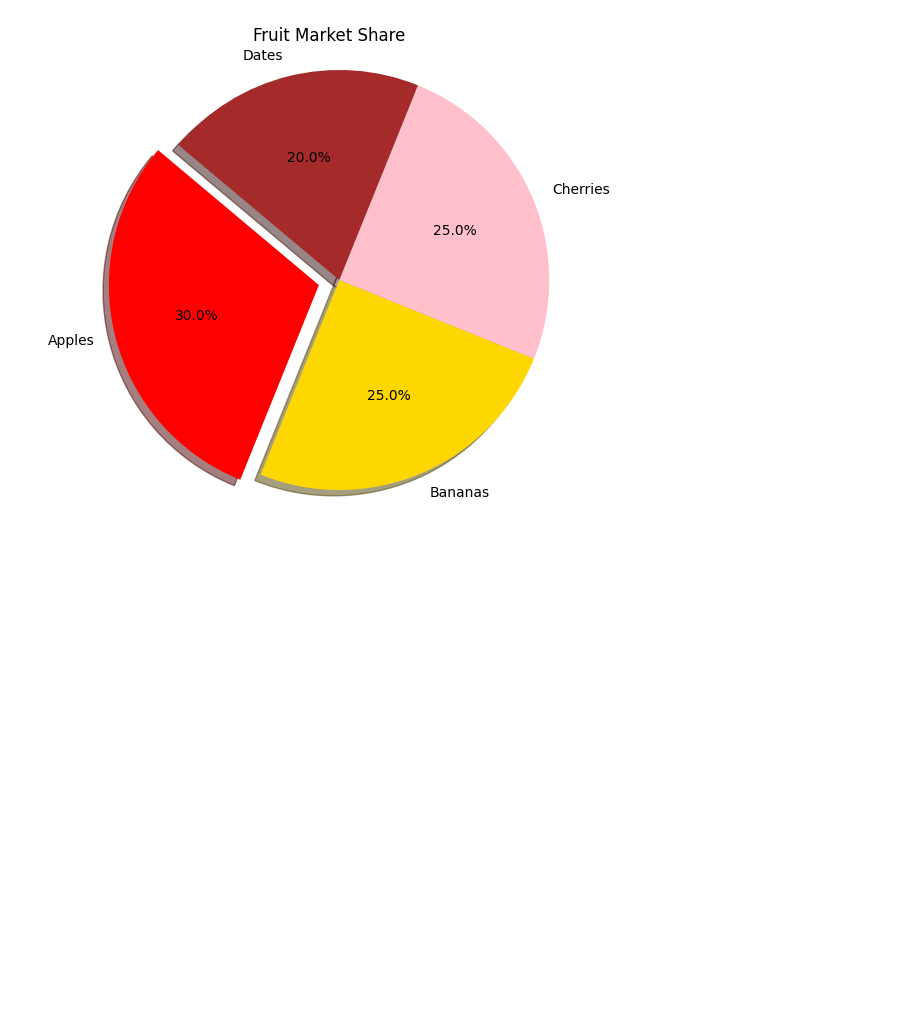
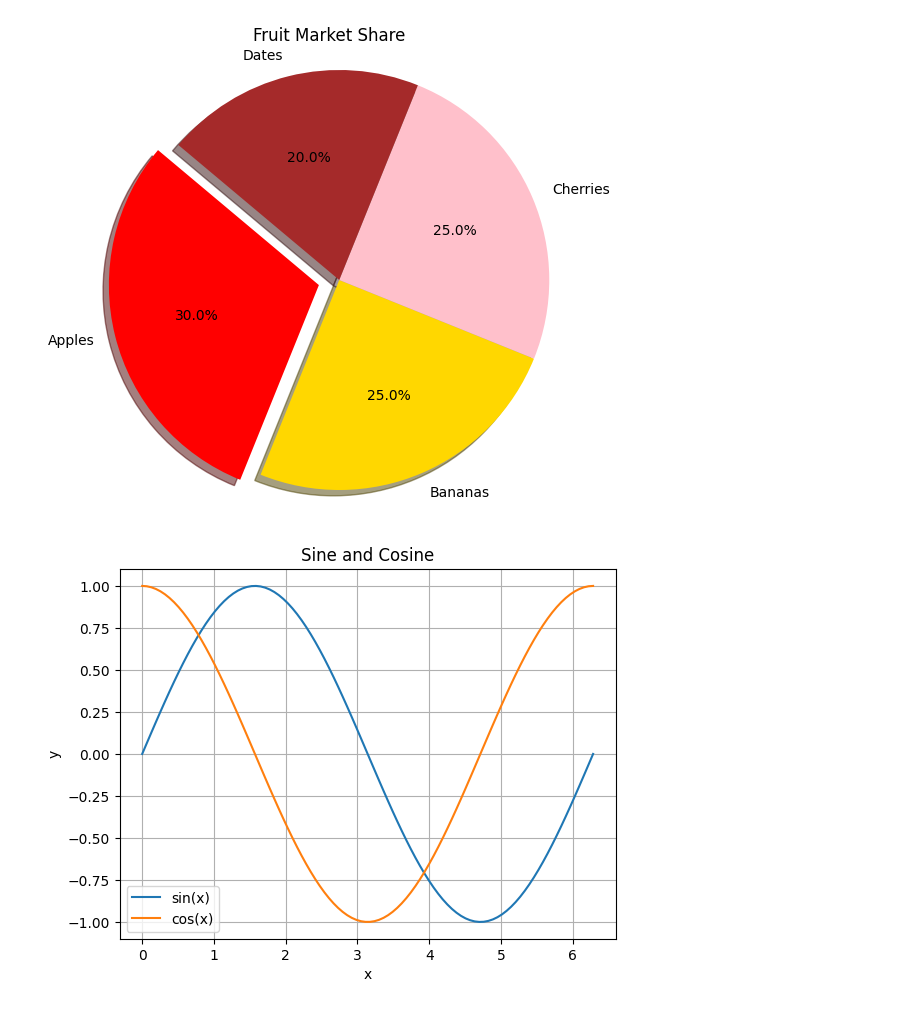
Before and after one commit to EyupTekne/Machine_Learning, a Jupyter notebook: visualization.ipynb, the cells around one changed output. Saved outputs shown, nothing was run; the diff lists cells and outputs as text; code cells hidden in the pictures; blank space fills up the shorter version.

```diff
--- a/visualization.ipynb
+++ b/visualization.ipynb
@@ -270,3 +270,26 @@ plt.axis('equal')
 plt.show()
 # %% [output]
 [figure]
+# %%
+#Line Plot:Sine&Cosine
+
+import numpy as np
+import matplotlib.pyplot as plt
+
+# Veriler
+x = np.linspace(0, 2*np.pi, 100)
+y1 = np.sin(x)
+y2 = np.cos(x)
+
+# Desinger
+plt.plot(x, y1, label='sin(x)')
+plt.plot(x, y2, label='cos(x)')
+
+plt.title('Sine and Cosine')
+plt.xlabel('x')
+plt.ylabel('y')
+plt.legend()
+plt.grid(True)
+plt.show()
+# %% [output]
+[figure, added]
```
Also changed, not shown: parts of 4 cells of this notebook.
